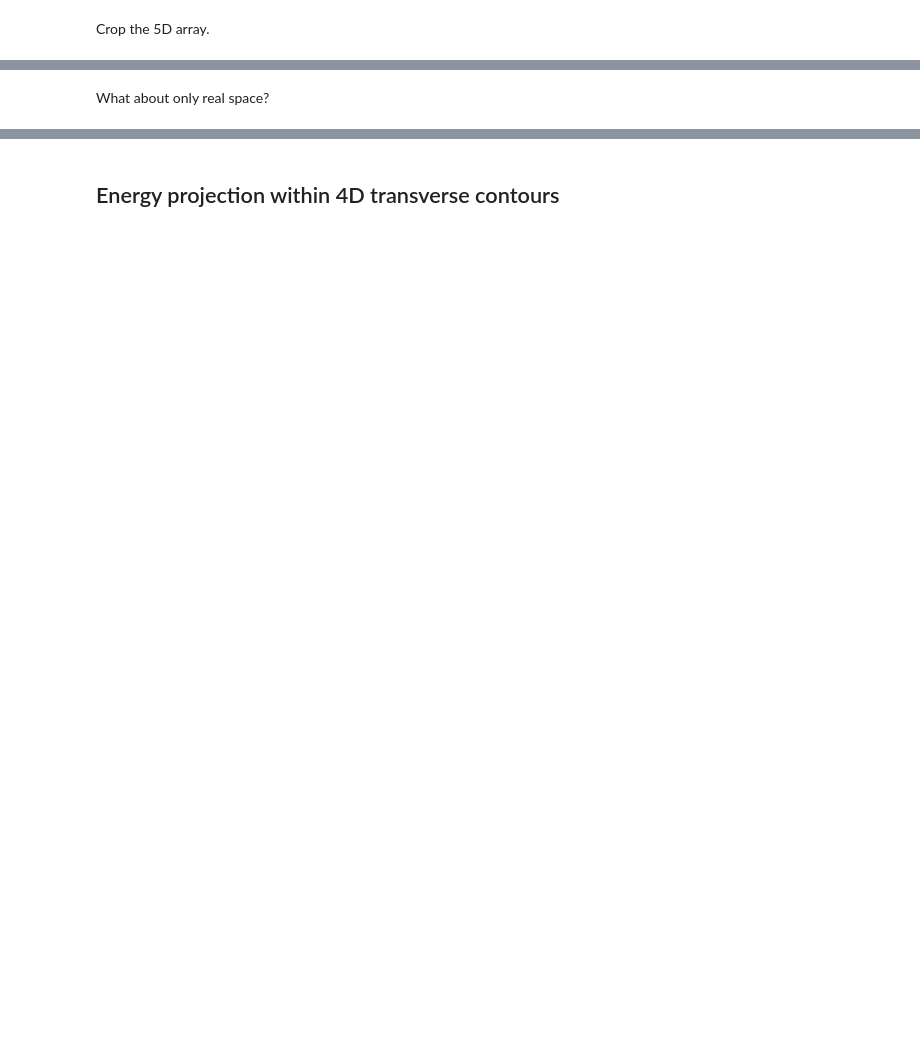
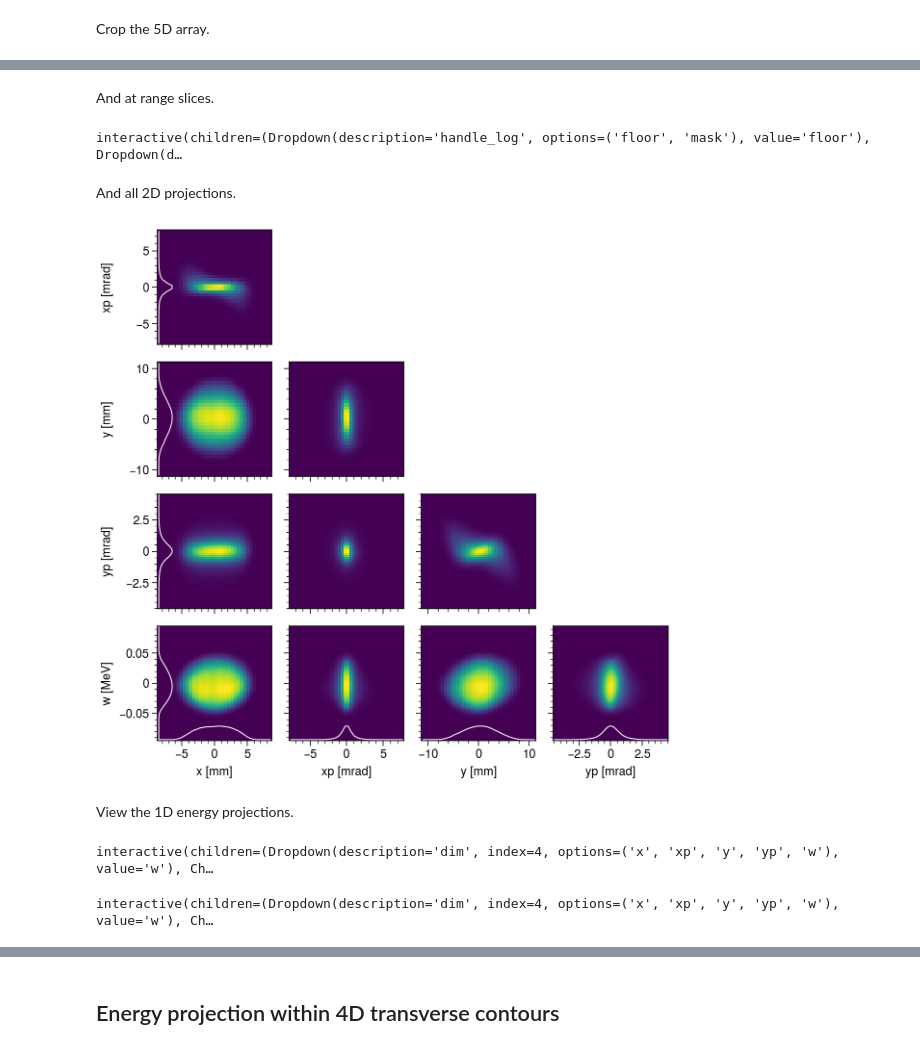
Before and after one commit to austin-hoover/analysis-sns-btf, a Jupyter notebook: scan3d/scan-xxpy-image-ypdE/where_is_correlation.ipynb, the cells around one changed output, grey strips where cells are left out. Saved outputs shown, nothing was run; the diff lists cells and outputs as text; code cells hidden in the pictures; blank space fills up the shorter version.

Commit message:
More plots of correlation

```diff
--- a/scan3d/scan-xxpy-image-ypdE/where_is_correlation.ipynb
+++ b/scan3d/scan-xxpy-image-ypdE/where_is_correlation.ipynb
@@ -87,11 +115,24 @@ mplt.interactive_proj2d(f / f_max, coords=coords, dims=dims, units=units)
+# %% [markdown]
+And at range slices.
+# %%
+mplt.interactive_proj2d(f / f_max, coords=coords, dims=dims, units=units,
+                        slice_type='range')
+# %% [output]
+interactive(children=(Dropdown(description='handle_log', options=('floor', 'mask'), value='floor'), Dropdown(d…
 # %%
 frac_thresh = 10.0**-3.0
+# %% [markdown]
+And all 2D projections.
 # %%
 axes = mplt.corner(
     f,
     coords=coords,
     diag_kind='None',
     labels=dims_units,
     norm=None,
     frac_thresh=frac_thresh,
+    prof='edges',
+    prof_kws=dict(),
 )
+# %% [output]
+[figure, added]
@@ -100,13 +139,12 @@ sliders = [widgets.IntSlider(min=0, max=len(c)-1, value=len(c)//2) for c in coor
+# %% [markdown]
+View the 1D energy projections.
+# %%
+mplt.interactive_proj1d(f, coords=coords, dims=dims, units=units, default_ind=4,
+                        slice_type='int')
+# %% [output]
+interactive(children=(Dropdown(description='dim', index=4, options=('x', 'xp', 'y', 'yp', 'w'), value='w'), Ch…
 # %%
-def update(x, xp, y, yp):
-    pw = f[x, xp, y, yp, :] / f_max
-    fig, ax = pplt.subplots(figsize=(4, 1.5))
-    # ax.format(ylim=(0, 1), xlabel=dims_units[4])
-    # ax.plot(coords[4], pw, color='black')
-    # ax.fill_between(coords[4], pw, color='black')
-    ax.bar(coords[4], pw, color='black')
-    plt.show()
-
-interactive(update, x=sliders[0], xp=sliders[1], y=sliders[2], yp=sliders[3])
+mplt.interactive_proj1d(f, coords=coords, dims=dims, units=units, default_ind=4,
+                        slice_type='range')
+# %% [output]
+interactive(children=(Dropdown(description='dim', index=4, options=('x', 'xp', 'y', 'yp', 'w'), value='w'), Ch…
-# %% [markdown]
-What about only real space?
```
Also changed, not shown: parts of 37 cells of this notebook.
